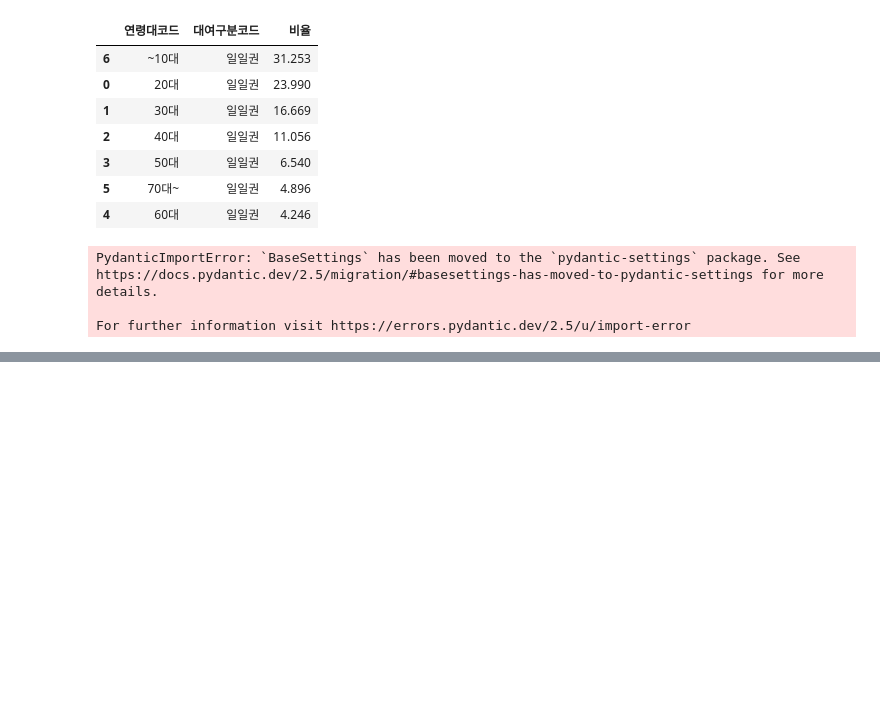
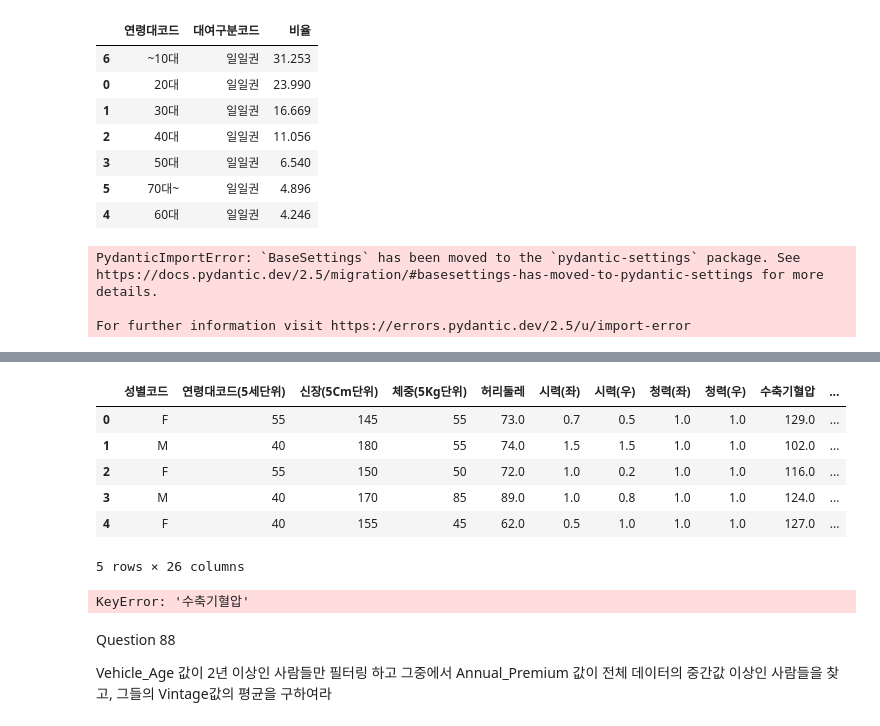
Before and after one commit to bhlim92/kaggle, a Jupyter notebook: 유형1_preprocessing.ipynb, the cells around one changed output, grey strips where cells are left out. Drawn from its saved outputs; the diff is of its cells as text; code cells hidden in the pictures; blank space fills up the shorter version.

```diff
--- a/유형1_preprocessing.ipynb
+++ b/유형1_preprocessing.ipynb
@@ -998,0 +1180,19 @@ Ttest_indResult(statistic=0.5123345967906088, pvalue=0.6954656082393572)
+# %%
+import pandas as pd
+df = pd.read_csv("https://raw.githubusercontent.com/Datamanim/datarepo/main/smoke/train.csv")
+df.head()
+# %% [output]
+|  | 성별코드 | 연령대코드(5세단위) | 신장(5Cm단위) | 체중(5Kg단위) | 허리둘레 | 시력(좌) | 시력(우) | 청력(좌) | 청력(우) | 수축기혈압 | ... |
+| 0 | F | 55 | 145 | 55 | 73.0 | 0.7 | 0.5 | 1.0 | 1.0 | 129.0 | ... |
+| 1 | M | 40 | 180 | 55 | 74.0 | 1.5 | 1.5 | 1.0 | 1.0 | 102.0 | ... |
+| 2 | F | 55 | 150 | 50 | 72.0 | 1.0 | 0.2 | 1.0 | 1.0 | 116.0 | ... |
+| 3 | M | 40 | 170 | 85 | 89.0 | 1.0 | 0.8 | 1.0 | 1.0 | 124.0 | ... |
+| 4 | F | 40 | 155 | 45 | 62.0 | 0.5 | 1.0 | 1.0 | 1.0 | 127.0 | ... |
+5 rows × 26 columns
+# %%
+# df.info()
+df.isna().sum().to_frame().reset_index()
+df["diff"]=df["수축기혈압"] - df["이완기혈압"]
+df.groupby(["연령대코드(5세단위)"]).var()["diff"].sort_values(ascending=False)
+# %% [output]
+KeyError: '수축기혈압'
@@ -998,0 +1202,5 @@ Ttest_indResult(statistic=0.5123345967906088, pvalue=0.6954656082393572)
+# %% [markdown]
+Question 88
+
+Vehicle_Age 값이 2년 이상인 사람들만 필터링 하고 그중에서
+Annual_Premium 값이 전체 데이터의 중간값 이상인 사람들을 찾고, 그들의 Vintage값의 평균을 구하여라
```
Also changed, not shown: parts of 58 cells of this notebook.
